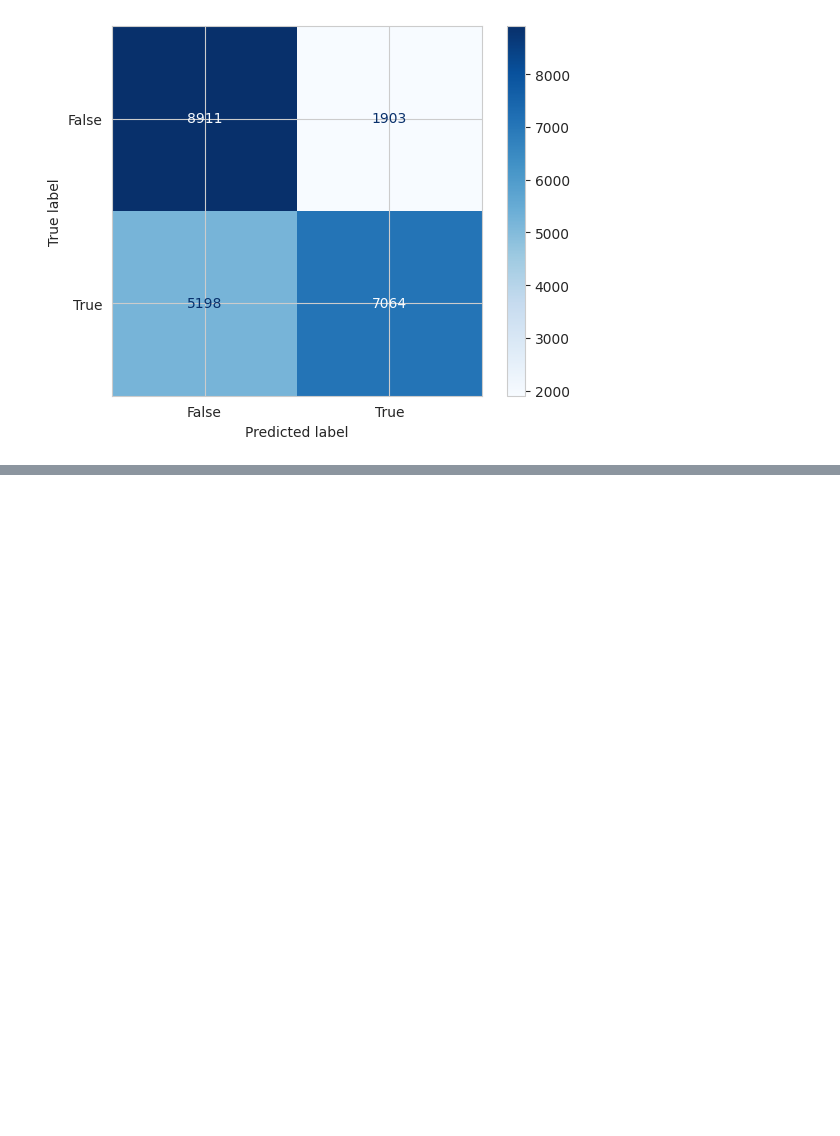
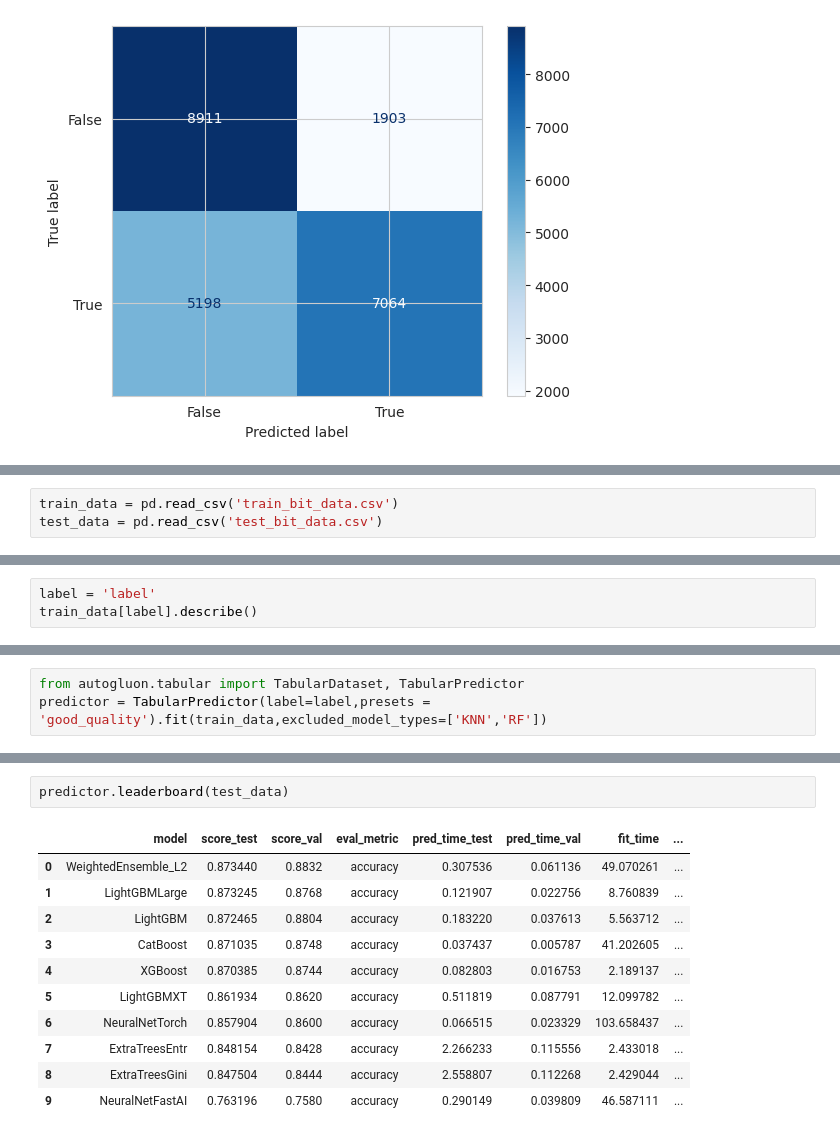
Before and after one commit to KobieKabo/BitCoin_RansomWare_Detection, a Jupyter notebook: Bitcoin_models.ipynb, the cells around one changed output, grey strips where cells are left out. Drawn from its saved outputs; the diff is of its cells as text; blank space fills up the shorter version.

Commit message:
Finished models.

```diff
--- a/Bitcoin_models.ipynb
+++ b/Bitcoin_models.ipynb
@@ -564,0 +498,3 @@ tuple index out of range
+# %%
+train_data = pd.read_csv('train_bit_data.csv')
+test_data = pd.read_csv('test_bit_data.csv')
@@ -564,0 +521,3 @@ tuple index out of range
+# %%
+label = 'label'
+train_data[label].describe()
@@ -564,0 +530,3 @@ tuple index out of range
+# %%
+from autogluon.tabular import TabularDataset, TabularPredictor
+predictor = TabularPredictor(label=label,presets = 'good_quality').fit(train_data,excluded_model_types=['KNN','RF'])
@@ -564,0 +597,14 @@ tuple index out of range
+# %%
+predictor.leaderboard(test_data)
+# %% [output]
+|  | model | score_test | score_val | eval_metric | pred_time_test | pred_time_val | fit_time | ... |
+| 0 | WeightedEnsemble_L2 | 0.873440 | 0.8832 | accuracy | 0.307536 | 0.061136 | 49.070261 | ... |
+| 1 | LightGBMLarge | 0.873245 | 0.8768 | accuracy | 0.121907 | 0.022756 | 8.760839 | ... |
+| 2 | LightGBM | 0.872465 | 0.8804 | accuracy | 0.183220 | 0.037613 | 5.563712 | ... |
+| 3 | CatBoost | 0.871035 | 0.8748 | accuracy | 0.037437 | 0.005787 | 41.202605 | ... |
+| 4 | XGBoost | 0.870385 | 0.8744 | accuracy | 0.082803 | 0.016753 | 2.189137 | ... |
+| 5 | LightGBMXT | 0.861934 | 0.8620 | accuracy | 0.511819 | 0.087791 | 12.099782 | ... |
+| 6 | NeuralNetTorch | 0.857904 | 0.8600 | accuracy | 0.066515 | 0.023329 | 103.658437 | ... |
+| 7 | ExtraTreesEntr | 0.848154 | 0.8428 | accuracy | 2.266233 | 0.115556 | 2.433018 | ... |
+| 8 | ExtraTreesGini | 0.847504 | 0.8444 | accuracy | 2.558807 | 0.112268 | 2.429044 | ... |
+| 9 | NeuralNetFastAI | 0.763196 | 0.7580 | accuracy | 0.290149 | 0.039809 | 46.587111 | ... |
```
Also changed, not shown: parts of 39 cells of this notebook.
